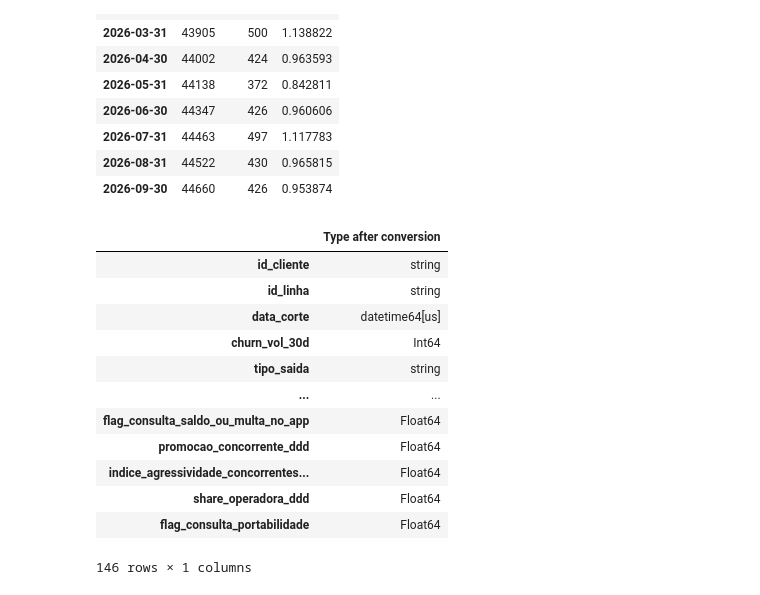
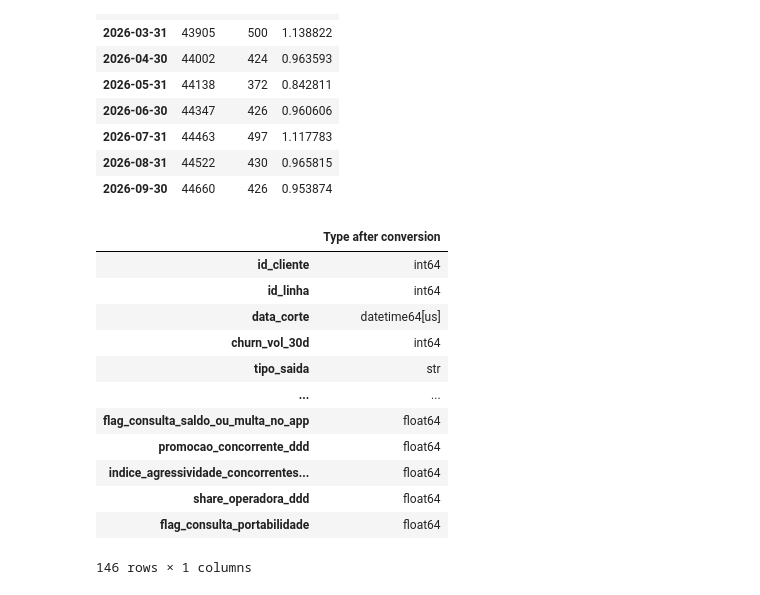
Before and after one commit to marciodosanjos/classification-churn, a Jupyter notebook: notebooks/01_exploracao.ipynb, the cells around one changed output. Saved outputs shown, nothing was run; the diff lists cells and outputs as text; code cells hidden in the pictures.

Commit message:
cleaning data types and fixing variable dias_ate_resolucao_ultima_ordem_missing

```diff
--- a/notebooks/01_exploracao.ipynb
+++ b/notebooks/01_exploracao.ipynb
@@ -127,61 +129,63 @@ dictionary = pd.read_csv("../data/raw/base_churn_pos_50k_dicionario.csv")
 # Create a map: column name → dictionary type
 type_mapping = dictionary.set_index("coluna")["tipo"].to_dict() #select tipo and convert result, originally Series, into a dict
 
-# Adapts data types to accept null values in pandas
+# Adapts data types to accept null values in pandas (nullable values)
 # Acept null values means: a column may contain values of the defined type and missing values, without needing to switch to another type
 pandas_types = {
     "str": "string",
     "int64": "Int64",
     "float64": "Float64"
 }
 
 #Create a new dictionary containing the type_mapping entries whose columns exist in df_clean.
 #For each type, if it is a key in `pandas_types`, replace it with the corresponding value; otherwise, retain the original type.
 new_mapping = {}
+
 for column, dtype in type_mapping.items():
     if column in df_clean.columns:
         adapted_type = pandas_types.get(dtype, dtype)
         new_mapping[column] = adapted_type
 
-type_mapping = new_mapping
+#the result is a new dict with fixed types
+fixed_type_mapping = new_mapping
 
-# # Define the exceptions
+# Define the data columns and formats
 date_columns = ["data_corte", "data_churn", "data_ativacao"]
 
 date_formats = {
     "data_corte": "%Y-%m-%d",  # Ex.: 2025-10-31
     "data_churn": "%d/%m/%Y"   # Ex.: 23/02/2024
 }
-
-for column in date_columns:
-    type_mapping.pop(column, None)
-
-type_mapping["id_cliente"] = "string"
-type_mapping["id_linha"] = "string"
-type_mapping["ddd"] = "string"
-
-# Apply conversions
-df_clean = df_clean.astype(type_mapping)
 
 for column, date_format in date_formats.items():
     df_clean[column] = pd.to_datetime(
         df_clean[column],
         format="ISO8601",
         errors="raise"
     )
 
+for column, dtype in fixed_type_mapping.items():
+    try:
+        if column in date_columns:
+            continue
+        df_clean[column].astype(dtype)
+    except Exception as e:
+        print(f'Erro na conversão da coluna: {column}')
+        print(e)
+
+
 display(df_clean.dtypes.to_frame("Type after conversion"))
 # %% [output]
 |  | Type after conversion |
-| id_cliente | string |
-| id_linha | string |
+| id_cliente | int64 |
+| id_linha | int64 |
 | data_corte | datetime64[us] |
-| churn_vol_30d | Int64 |
-| tipo_saida | string |
+| churn_vol_30d | int64 |
+| tipo_saida | str |
 | ... | ... |
-| flag_consulta_saldo_ou_multa_no_app | Float64 |
-| promocao_concorrente_ddd | Float64 |
-| indice_agressividade_concorrentes... | Float64 |
-| share_operadora_ddd | Float64 |
-| flag_consulta_portabilidade | Float64 |
+| flag_consulta_saldo_ou_multa_no_app | float64 |
+| promocao_concorrente_ddd | float64 |
+| indice_agressividade_concorrentes... | float64 |
+| share_operadora_ddd | float64 |
+| flag_consulta_portabilidade | float64 |
 146 rows × 1 columns
```
Also changed, not shown: parts of 6 cells of this notebook.
